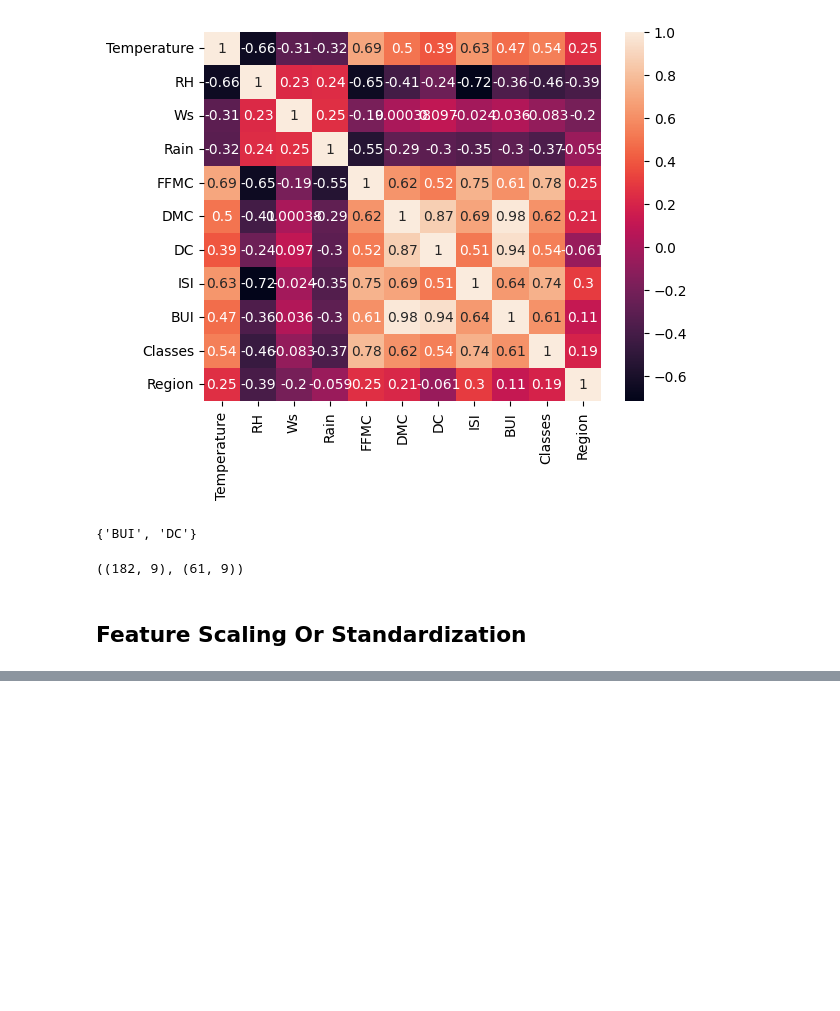
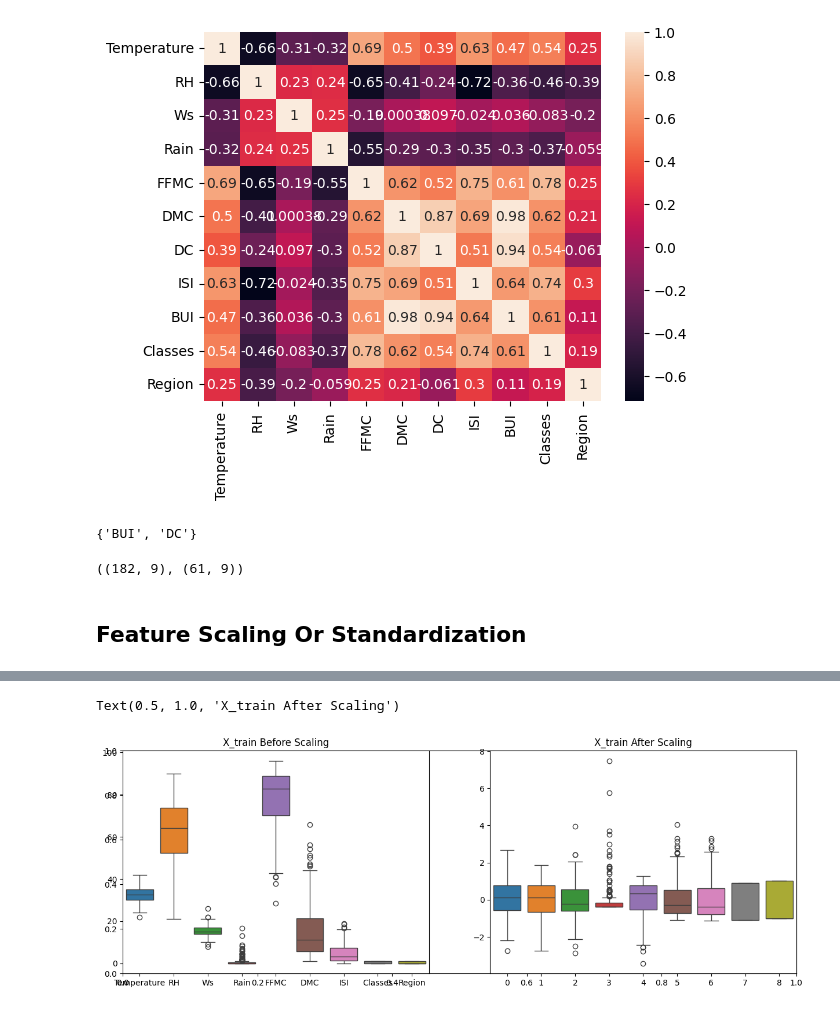
Before and after one commit to Monish-Nallagondalla/Algerian_forest_fires, a Jupyter notebook: Notebooks/Model Training.ipynb, the cells around one changed output, grey strips where cells are left out. Cells and saved outputs as stored; diff of their text form; code cells hidden in the pictures; blank space fills up the shorter version.

```diff
--- a/Notebooks/Model Training.ipynb
+++ b/Notebooks/Model Training.ipynb
@@ -137,7 +134,10 @@ def correlation (dataset,threshold):
     corr_matrix = dataset.corr()
     for i in range(len(corr_matrix.columns)):
         for  j  in range(i):
-            if abs
+            if abs(corr_matrix.iloc[i,j]) > threshold:
+                colname = corr_matrix.columns[i]
+                col_corr.add(colname)
+    return col_corr
 # %%
 corr_features = correlation(X_train,0.85)
 corr_features
@@ -160,0 +175,11 @@ X_train_scaled
+# %%
+plt.subplots(figsize=(15,5))
+plt.subplot(1,2,1)
+sns.boxplot(data=X_train)
+plt.title('X_train Before Scaling')
+plt.subplot(1,2,2)
+sns.boxplot(data=X_train_scaled)
+plt.title('X_train After Scaling')
+# %% [output]
+Text(0.5, 1.0, 'X_train After Scaling')
+[figure, added]
```
Also changed, not shown: parts of 9 cells of this notebook.
